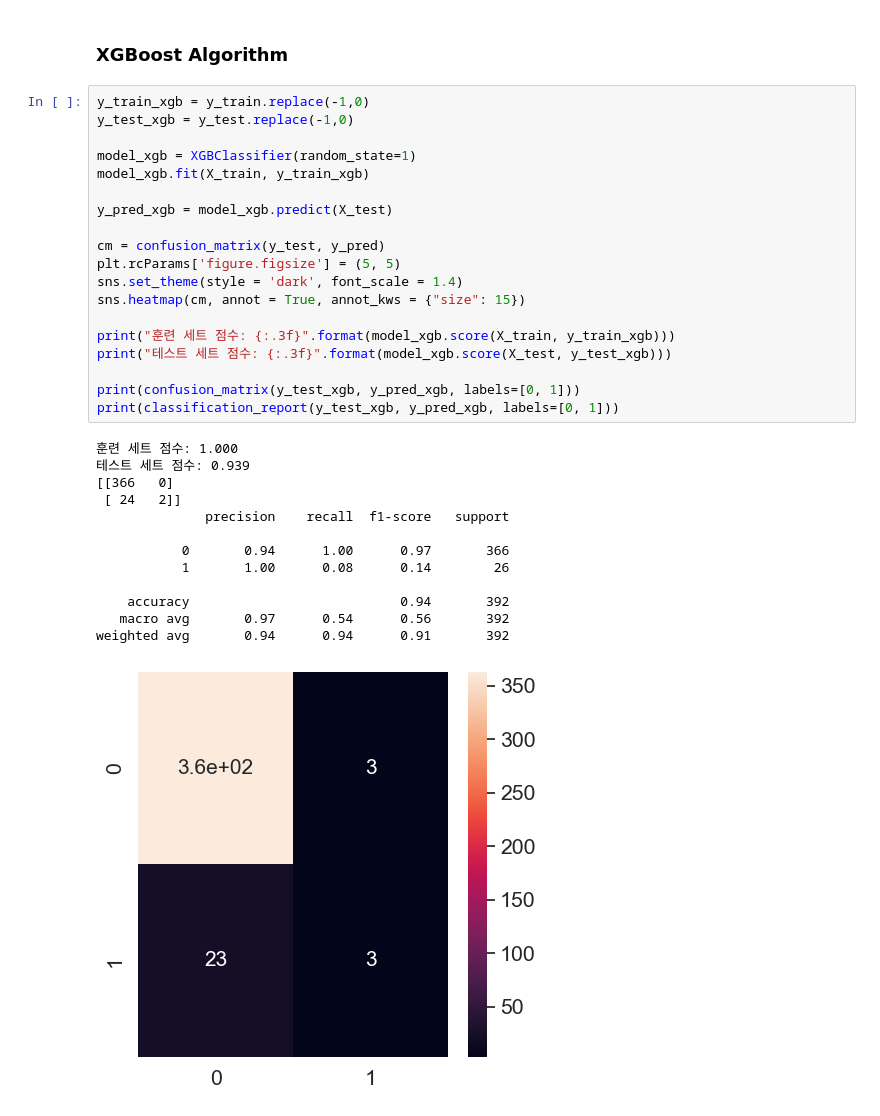
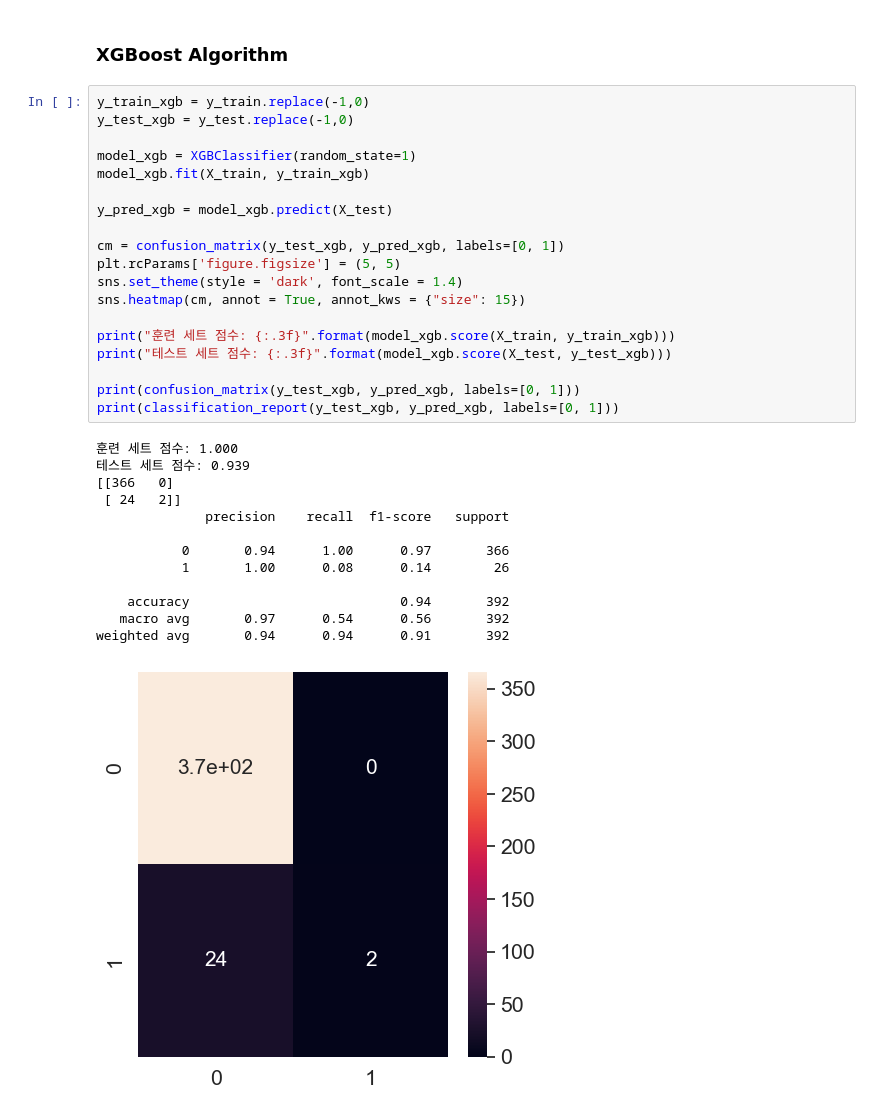
Before and after one commit to pasin7793/Semiconductor-Data, a Jupyter notebook: code/semiconductor_defect.ipynb, the cells around one changed output. Cells and saved outputs as stored; diff of their text form.

```diff
--- a/code/semiconductor_defect.ipynb
+++ b/code/semiconductor_defect.ipynb
@@ -367,32 +367,32 @@ weighted avg       0.91      0.93      0.91       392
 y_train_xgb = y_train.replace(-1,0)
 y_test_xgb = y_test.replace(-1,0)
 
 model_xgb = XGBClassifier(random_state=1)
 model_xgb.fit(X_train, y_train_xgb)
 
 y_pred_xgb = model_xgb.predict(X_test)
 
-cm = confusion_matrix(y_test, y_pred)
+cm = confusion_matrix(y_test_xgb, y_pred_xgb, labels=[0, 1])
 plt.rcParams['figure.figsize'] = (5, 5)
 sns.set_theme(style = 'dark', font_scale = 1.4)
 sns.heatmap(cm, annot = True, annot_kws = {"size": 15})
 
 print("훈련 세트 점수: {:.3f}".format(model_xgb.score(X_train, y_train_xgb)))
 print("테스트 세트 점수: {:.3f}".format(model_xgb.score(X_test, y_test_xgb)))
 
 print(confusion_matrix(y_test_xgb, y_pred_xgb, labels=[0, 1]))
 print(classification_report(y_test_xgb, y_pred_xgb, labels=[0, 1]))
 # %% [output]
 훈련 세트 점수: 1.000
 테스트 세트 점수: 0.939
 [[366   0]
  [ 24   2]]
               precision    recall  f1-score   support
 
            0       0.94      1.00      0.97       366
            1       1.00      0.08      0.14        26
 
     accuracy                           0.94       392
    macro avg       0.97      0.54      0.56       392
 weighted avg       0.94      0.94      0.91       392
-[figure, old version]
+[figure, new version]
```
